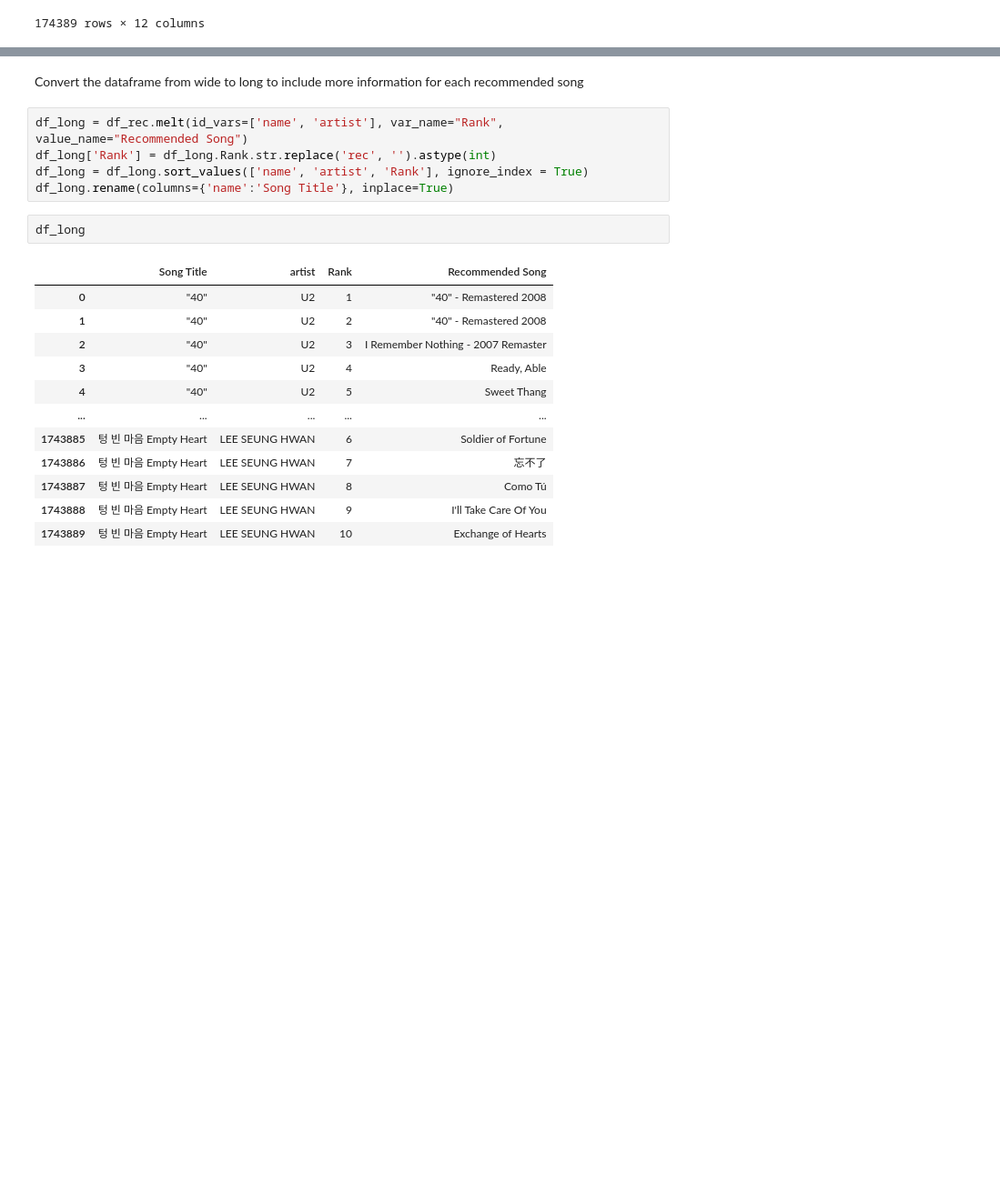
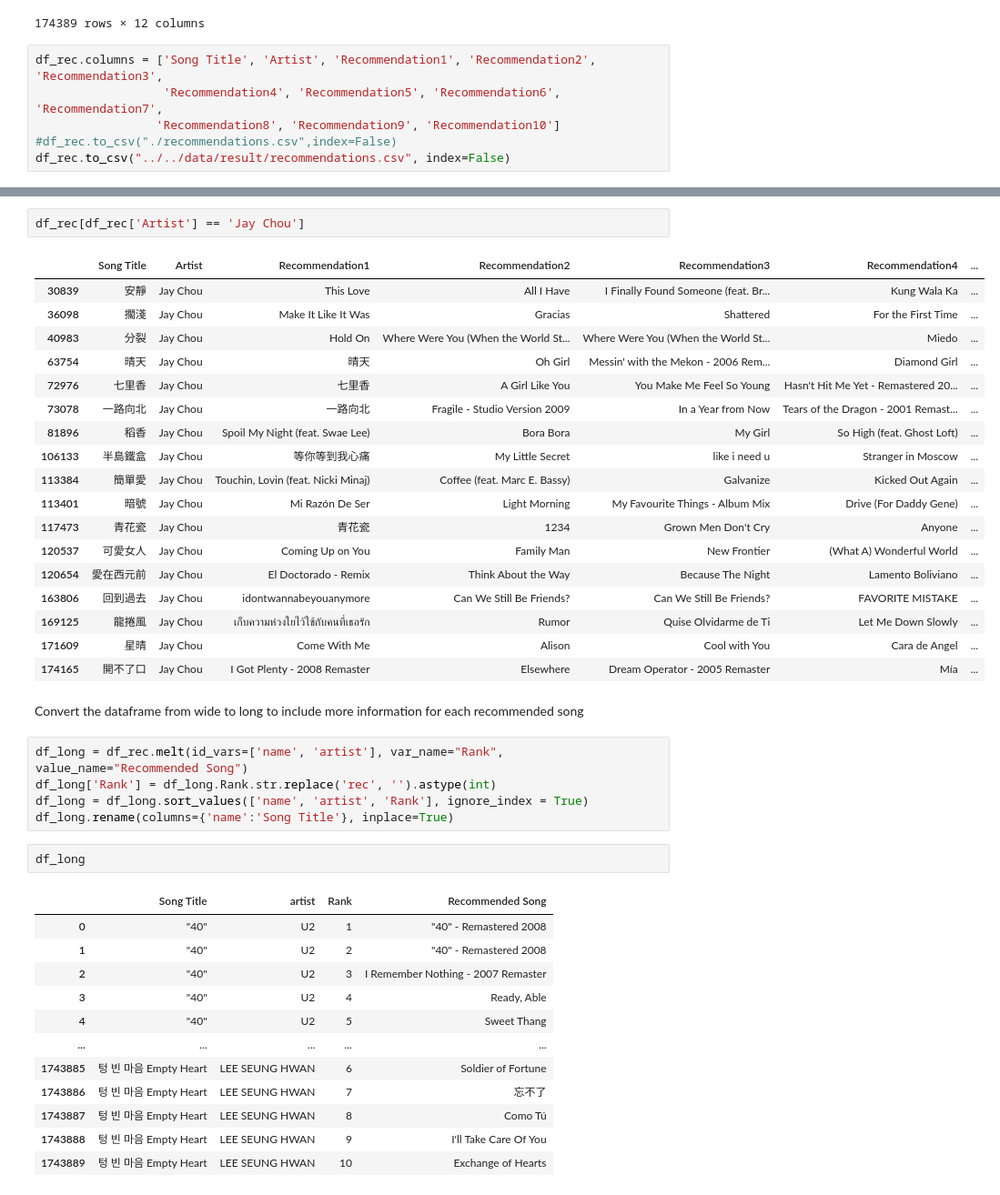
Before and after one commit to zixiaohuang9874/Song-Rec-App, a Jupyter notebook: notebooks/develop/model_pipeline.ipynb, the cells around one changed output, grey strips where cells are left out. Shown: that part at 91% size. Drawn from its saved outputs; the diff is of its cells as text; blank space fills up the shorter version.

```diff
--- a/notebooks/develop/model_pipeline.ipynb
+++ b/notebooks/develop/model_pipeline.ipynb
@@ -195,3 +195,9 @@ df_rec
 | 174387 | Connexion | ZAYN | Connexion | Bluebeard Blues | No Woman, No Cry - Outtake | Vanish in Our Sleep | I'll Always Come Back | For the Good Times | Desde Que Te Ví | Se... | No Ordinary Love | ... |
 | 174388 | champagne problems | Taylor Swift | champagne problems | champagne problems | champagne problems | champagne problems | The Heart of Life | But Not For Me - Instrumental | Agony (reprise) | Girl Crush | Funny (But I Still Love You) | ... |
 174389 rows × 12 columns
+# %%
+df_rec.columns = ['Song Title', 'Artist', 'Recommendation1', 'Recommendation2', 'Recommendation3',
+                  'Recommendation4', 'Recommendation5', 'Recommendation6', 'Recommendation7',
+                 'Recommendation8', 'Recommendation9', 'Recommendation10']
+#df_rec.to_csv("./recommendations.csv",index=False)
+df_rec.to_csv("../../data/result/recommendations.csv", index=False)
@@ -198,3 +225,24 @@ df_rec
+# %%
+df_rec[df_rec['Artist'] == 'Jay Chou']
+# %% [output]
+|  | Song Title | Artist | Recommendation1 | Recommendation2 | Recommendation3 | Recommendation4 | ... |
+| 30839 | 安靜 | Jay Chou | This Love | All I Have | I Finally Found Someone (feat. Br... | Kung Wala Ka | ... |
+| 36098 | 擱淺 | Jay Chou | Make It Like It Was | Gracias | Shattered | For the First Time | ... |
+| 40983 | 分裂 | Jay Chou | Hold On | Where Were You (When the World St... | Where Were You (When the World St... | Miedo | ... |
+| 63754 | 晴天 | Jay Chou | 晴天 | Oh Girl | Messin' with the Mekon - 2006 Rem... | Diamond Girl | ... |
+| 72976 | 七里香 | Jay Chou | 七里香 | A Girl Like You | You Make Me Feel So Young | Hasn't Hit Me Yet - Remastered 20... | ... |
+| 73078 | 一路向北 | Jay Chou | 一路向北 | Fragile - Studio Version 2009 | In a Year from Now | Tears of the Dragon - 2001 Remast... | ... |
+| 81896 | 稻香 | Jay Chou | Spoil My Night (feat. Swae Lee) | Bora Bora | My Girl | So High (feat. Ghost Loft) | ... |
+| 106133 | 半島鐵盒 | Jay Chou | 等你等到我心痛 | My Little Secret | like i need u | Stranger in Moscow | ... |
+| 113384 | 簡單愛 | Jay Chou | Touchin, Lovin (feat. Nicki Minaj) | Coffee (feat. Marc E. Bassy) | Galvanize | Kicked Out Again | ... |
+| 113401 | 暗號 | Jay Chou | Mi Razón De Ser | Light Morning | My Favourite Things - Album Mix | Drive (For Daddy Gene) | ... |
+| 117473 | 青花瓷 | Jay Chou | 青花瓷 | 1234 | Grown Men Don't Cry | Anyone | ... |
+| 120537 | 可愛女人 | Jay Chou | Coming Up on You | Family Man | New Frontier | (What A) Wonderful World | ... |
+| 120654 | 愛在西元前 | Jay Chou | El Doctorado - Remix | Think About the Way | Because The Night | Lamento Boliviano | ... |
+| 163806 | 回到過去 | Jay Chou | idontwannabeyouanymore | Can We Still Be Friends? | Can We Still Be Friends? | FAVORITE MISTAKE | ... |
+| 169125 | 龍捲風 | Jay Chou | เก็บความห่วงใยไว้ใช้กับคนที่เธอรัก | Rumor | Quise Olvidarme de Ti | Let Me Down Slowly | ... |
+| 171609 | 星晴 | Jay Chou | Come With Me | Alison | Cool with You | Cara de Angel | ... |
+| 174165 | 開不了口 | Jay Chou | I Got Plenty - 2008 Remaster | Elsewhere | Dream Operator - 2005 Remaster | Mía | ... |
 # %% [markdown]
 Convert the dataframe from wide to long to include more information for each recommended song
 # %%
```
Also changed, not shown: parts of 2 cells of this notebook, 18 other files.
